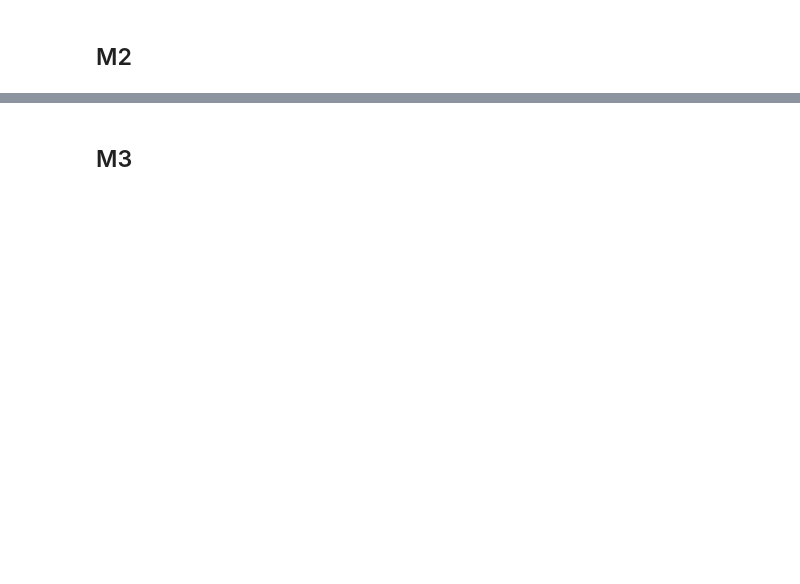
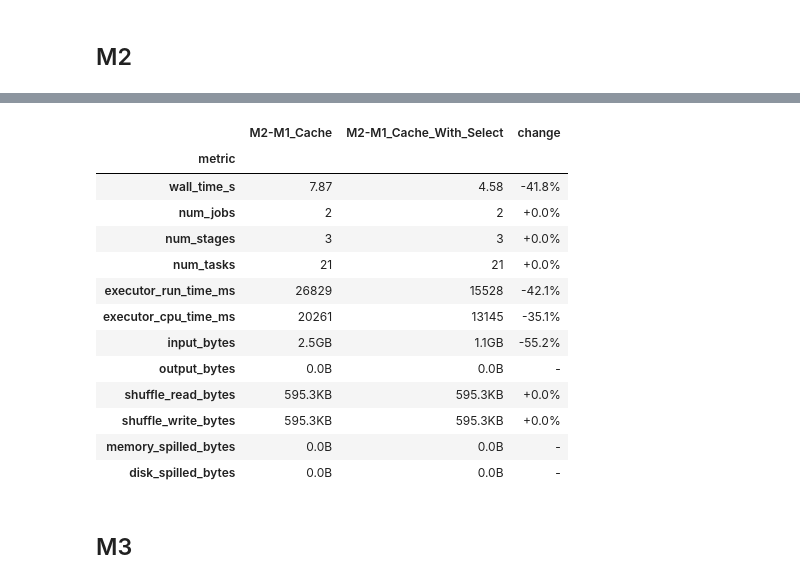
Before and after one commit to rafsilvafct/ComPar_proj1_77967, a Jupyter notebook: notebooks/project.ipynb, the cells around one changed output, grey strips where cells are left out. Saved outputs shown, nothing was run; the diff lists cells and outputs as text; code cells hidden in the pictures; blank space fills up the shorter version.

```diff
--- a/notebooks/project.ipynb
+++ b/notebooks/project.ipynb
@@ -301,3 +373,20 @@ with profiler.profile("M2-baseline"):
+# %%
+profiler.compare("M2-M1_Cache", "M2-M1_Cache_With_Select")
+# %% [output]
+|  | M2-M1_Cache | M2-M1_Cache_With_Select | change |
+| metric |  |  |  |
+| wall_time_s | 7.87 | 4.58 | -41.8% |
+| num_jobs | 2 | 2 | +0.0% |
+| num_stages | 3 | 3 | +0.0% |
+| num_tasks | 21 | 21 | +0.0% |
+| executor_run_time_ms | 26829 | 15528 | -42.1% |
+| executor_cpu_time_ms | 20261 | 13145 | -35.1% |
+| input_bytes | 2.5GB | 1.1GB | -55.2% |
+| output_bytes | 0.0B | 0.0B | - |
+| shuffle_read_bytes | 595.3KB | 595.3KB | +0.0% |
+| shuffle_write_bytes | 595.3KB | 595.3KB | +0.0% |
+| memory_spilled_bytes | 0.0B | 0.0B | - |
+| disk_spilled_bytes | 0.0B | 0.0B | - |
 # %% [markdown]
 ## M3
 # %%
```
Also changed, not shown: parts of 16 cells of this notebook, 1 other file.
